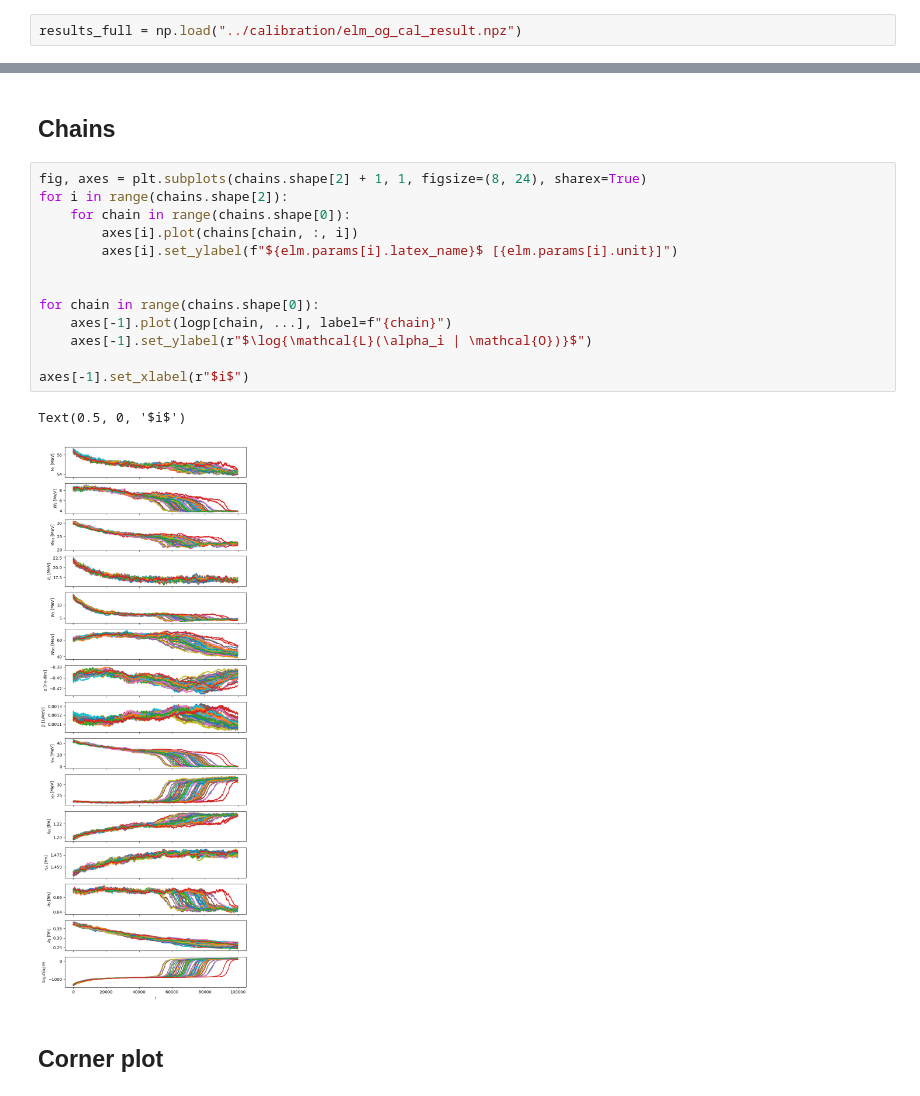
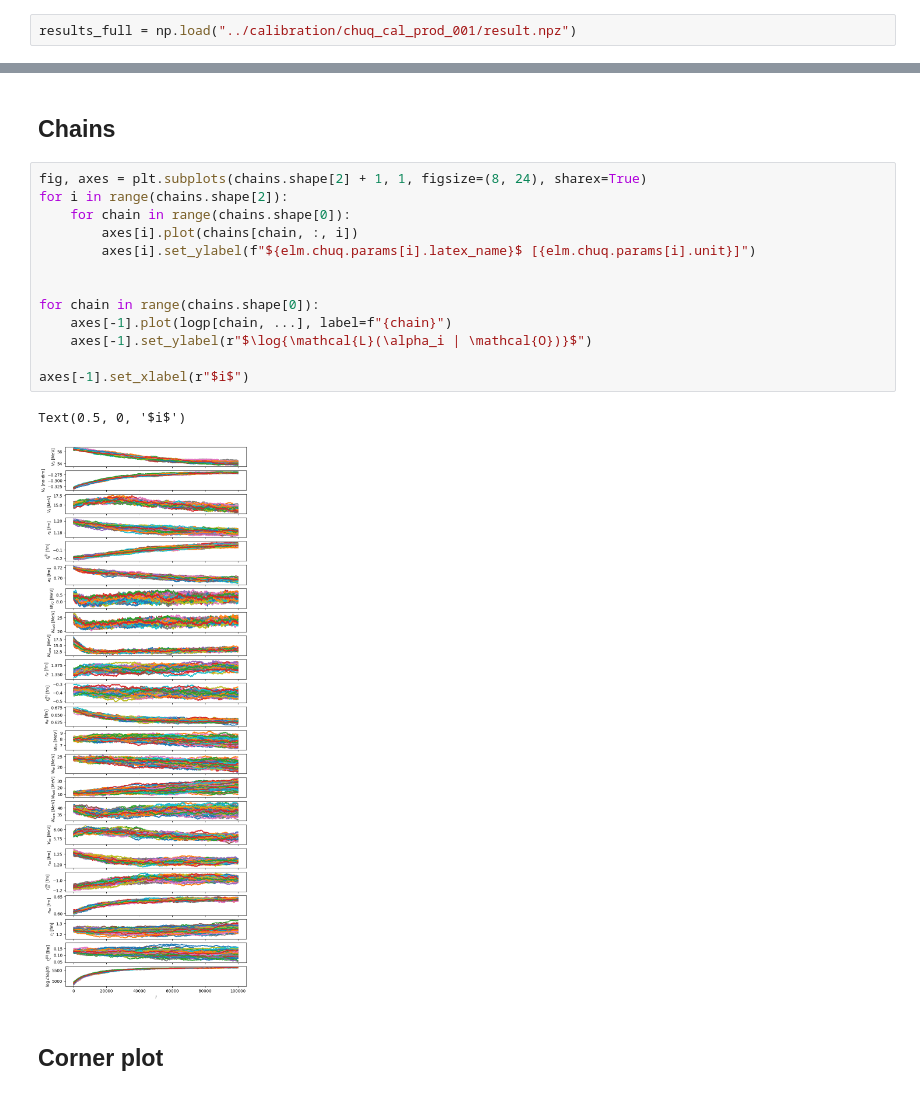
Before and after one commit to beykyle/elm, a Jupyter notebook: visualization/visualize_calibration.ipynb, the cells around one changed output, grey strips where cells are left out. Saved outputs shown, nothing was run; the diff lists cells and outputs as text.

Commit message:
updated results

```diff
--- a/visualization/visualize_calibration.ipynb
+++ b/visualization/visualize_calibration.ipynb
@@ -22,5 +20,5 @@ results = np.load("../calibration/0_elm_og_cal_result.npz")
 # %%
-results_full = np.load("../calibration/elm_og_cal_result.npz")
+results_full = np.load("../calibration/chuq_cal_prod_001/result.npz")
 # %%
 n_chains, n_steps, n_params = results_full["model_chains"].shape
 (n_chains, n_steps, n_params)
@@ -39,19 +37,19 @@ logp = results_full["log_likelihoods"]
 # %%
 fig, axes = plt.subplots(chains.shape[2] + 1, 1, figsize=(8, 24), sharex=True)
 for i in range(chains.shape[2]):
     for chain in range(chains.shape[0]):
         axes[i].plot(chains[chain, :, i])
-        axes[i].set_ylabel(f"${elm.params[i].latex_name}$ [{elm.params[i].unit}]")
+        axes[i].set_ylabel(f"${elm.chuq.params[i].latex_name}$ [{elm.chuq.params[i].unit}]")
 
 
 for chain in range(chains.shape[0]):
     axes[-1].plot(logp[chain, ...], label=f"{chain}")
     axes[-1].set_ylabel(r"$\log{\mathcal{L}(\alpha_i | \mathcal{O})}$")
 
 axes[-1].set_xlabel(r"$i$")
 # %% [output]
 Text(0.5, 0, '$i$')
-[figure, old version]
+[figure, new version]
 # %% [markdown]
 ## Corner plot
 # %%
```
Also changed, not shown: parts of 6 cells of this notebook, 1 other file.
